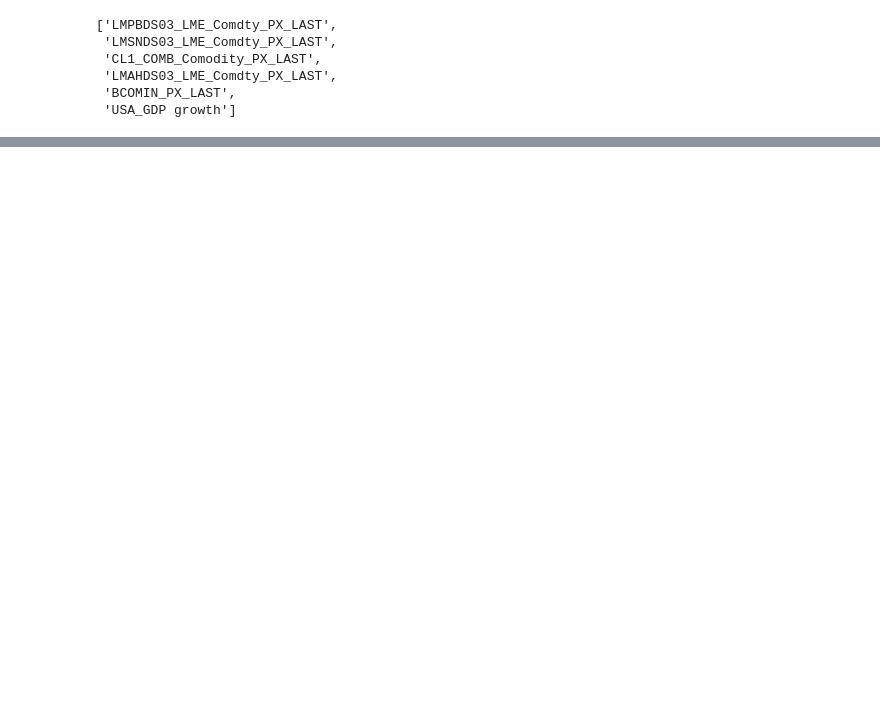
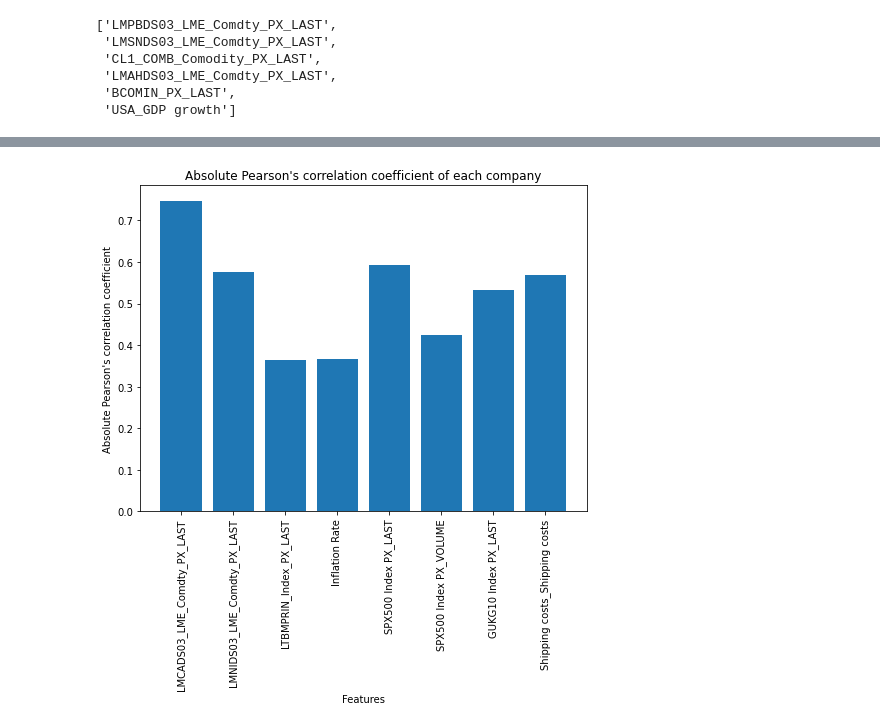
Before and after one commit to ADSMining/Mining, a Jupyter notebook: Notebooks/Modelling_notebooks/LSTM.ipynb, the cells around one changed output, grey strips where cells are left out. Saved outputs shown, nothing was run; the diff lists cells and outputs as text; code cells hidden in the pictures; blank space fills up the shorter version.

```diff
--- a/Notebooks/Modelling_notebooks/LSTM.ipynb
+++ b/Notebooks/Modelling_notebooks/LSTM.ipynb
@@ -558,0 +688,9 @@ heatmap = sb.heatmap(RIO_final.corr(), cmap="YlGnBu", annot=True)
+# %%
+plt.bar(x = RIO_final.columns[1:], height = abs(RIO_final.corr()['EBITDA'][1:].values))
+plt.xticks(rotation = 90)
+plt.ylabel("Absolute Pearson's correlation coefficient")
+plt.xlabel("Features")
+plt.title("Absolute Pearson's correlation coefficient of each company")
+plt.show()
+# %% [output]
+[figure, added]
```
Also changed, not shown: parts of 21 cells of this notebook.
